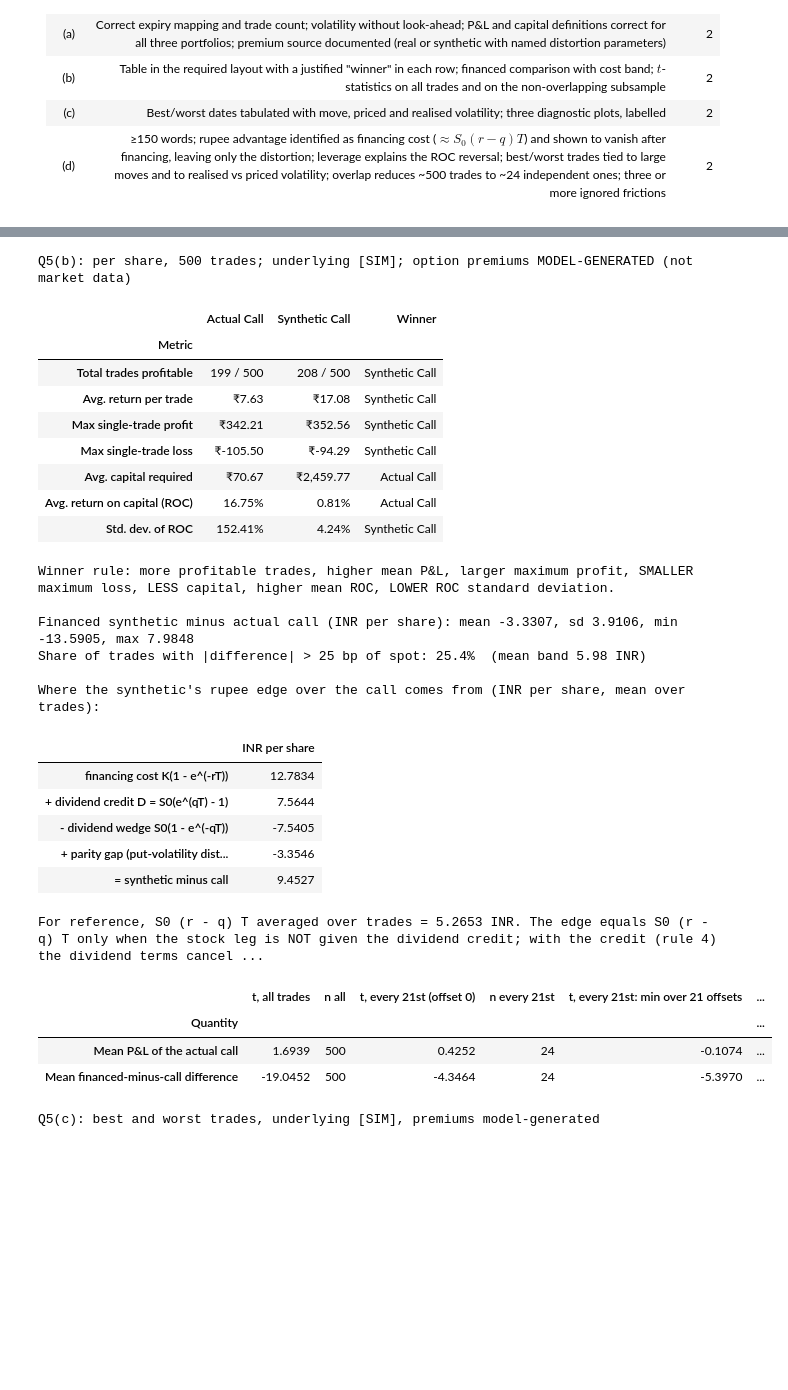
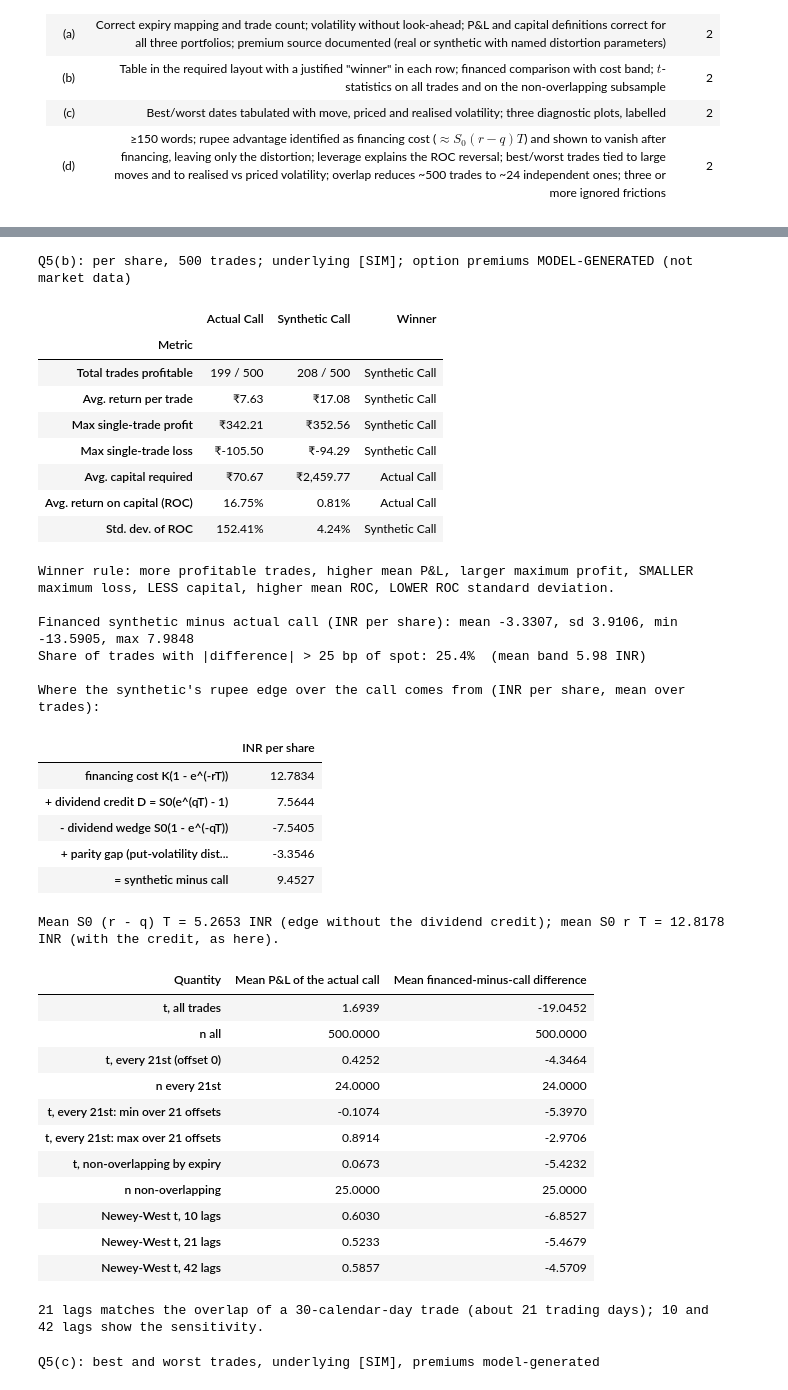
Before and after one commit to Tarush-035/DRM_Sem1_26_27, a Jupyter notebook: sandbox_run/Lab04_SIM_sandbox_run_NOT_FOR_SUBMISSION.ipynb, the cells around one changed output, grey strips where cells are left out. Saved outputs shown, nothing was run; the diff lists cells and outputs as text; code cells hidden in the pictures; blank space fills up the shorter version.

```diff
--- a/sandbox_run/Lab04_SIM_sandbox_run_NOT_FOR_SUBMISSION.ipynb
+++ b/sandbox_run/Lab04_SIM_sandbox_run_NOT_FOR_SUBMISSION.ipynb
@@ -591,8 +621,10 @@ from scipy.stats import norm
 def _prep(S, K, T, r, sigma, q):
     """Cast inputs to float arrays."""
     S, K, T, r, sigma, q = (np.asarray(x, dtype=float) for x in (S, K, T, r, sigma, q))
-    if np.any(sigma <= 0):
-        raise ValueError("sigma must be strictly positive")
+    if not all(np.all(np.isfinite(x)) for x in (S, K, T, r, sigma, q)):
+        raise ValueError("inputs must be finite")
+    if np.any(S <= 0) or np.any(K <= 0) or np.any(sigma <= 0) or np.any(T < 0):
+        raise ValueError("need S > 0, K > 0, sigma > 0 and T >= 0")
     return S, K, T, r, sigma, q
 
 def _d1d2(S, K, T, r, sigma, q):
@@ -619,6 +651,8 @@ def bsm_price(S, K, T, r, sigma, q=0.0, kind="call"):
 def bsm_greeks(S, K, T, r, sigma, q=0.0, kind="call"):
     """Return a dict: delta, gamma, vega (per 1.00 of volatility), theta (per year). Vectorised, T > 0."""
     S, K, T, r, sigma, q = _prep(S, K, T, r, sigma, q)
+    if np.any(T <= 0):
+        raise ValueError("Greeks need T > 0")
     d1, d2 = _d1d2(S, K, T, r, sigma, q)
     pdf1, eq, er = norm.pdf(d1), np.exp(-q * T), np.exp(-r * T)
     gamma = eq * pdf1 / (S * sigma * np.sqrt(T))
@@ -1234,12 +1178,16 @@ NOTE: S_OBS differs from the last close in the data by more than 5%: check that
 # %%
 # ---- YOUR CODE HERE ----  Q4 (c): track the actual call and the synthetic over the last 3 months
 def cycle_bounds(idx, n_cycles=3, days=30):
+    """Cycles ending on the last date; each entry is the first trading day on or after (next boundary - 30 days)."""
     b = [len(idx) - 1]
     for _ in range(n_cycles):
-        b.append(int(idx.searchsorted(idx[b[-1]] - pd.Timedelta(days=days), side="right") - 1))
+        b.append(int(idx.searchsorted(idx[b[-1]] - pd.Timedelta(days=days), side="left")))
     return b[::-1]
 
 bounds = cycle_bounds(stock.index)
+_len = [(stock.index[bounds[k + 1]] - stock.index[bounds[k]]).days for k in range(3)]
+assert max(_len) <= 30, _len
+print(f"Cycle lengths (calendar days): {_len}; every expiry is on or before entry + 30 days, the last one on {stock.index[-1].date()}")
 daily, cyc_rows, cum_prev = [], [], np.zeros(3)
 for k in range(3):
     e, x = bounds[k], bounds[k + 1]
@@ -1649,59 +1471,79 @@ decomp["= synthetic minus call"] = decomp.sum()
 assert abs(decomp["= synthetic minus call"] - (B - A).mean()) < 1e-8
 print("\nWhere the synthetic's rupee edge over the call comes from (INR per share, mean over trades):")
 display(decomp.to_frame("INR per share"))
-print(f"For reference, S0 (r - q) T averaged over trades = {(trades['S0'] * (trades['r'] - Q_DIV) * trades['T']).mean():.4f} INR. "
-      "The edge equals S0 (r - q) T only when the stock leg is NOT given the dividend credit; with the credit (rule 4) the dividend terms cancel "
-      f"and the edge is about S0 r T = {(trades['S0'] * trades['r'] * trades['T']).mean():.4f} INR plus the parity gap.")
+print(f"Mean S0 (r - q) T = {(trades['S0'] * (trades['r'] - Q_DIV) * trades['T']).mean():.4f} INR (edge without the dividend credit); "
+      f"mean S0 r T = {(trades['S0'] * trades['r'] * trades['T']).mean():.4f} INR (with the credit, as here).")
 
 def tstat(x):
     x = np.asarray(x, dtype=float)
     return float(x.mean() / (x.std(ddof=1) / np.sqrt(len(x))))
 
 def nw_tstat(x, lags=21):
-    """Newey-West t-statistic of the mean (Bartlett weights), the proper fix for 30-day overlapping trades."""
+    """Newey-West t-statistic of the mean (Bartlett weights)."""
     x = np.asarray(x, dtype=float); n = len(x); e = x - x.mean()
     lrv = e @ e / n
     for L in range(1, lags + 1):
         lrv += 2 * (1 - L / (lags + 1)) * (e[L:] @ e[:-L]) / n
     return float(x.mean() / np.sqrt(lrv / n))
 
+def chain_nonoverlap(tr):
+    """Next trade opens on or after the previous trade's expiry: holding periods never overlap."""
+    keep, last_exp = [], None
+    for d, e in zip(tr.index, tr["expiry"]):
+        if last_exp is None or d >= last_exp:
+            keep.append(d); last_exp = e
+    return tr.loc[keep]
+
+NONOV = chain_nonoverlap(trades)
 tt = []
-for lab, x in (("Mean P&L of the actual call", A), ("Mean financed-minus-call difference", diff)):
+for lab, x, xn in (("Mean P&L of the actual call", A, NONOV["pnl_call"]),
+                   ("Mean financed-minus-call difference", diff, NONOV["pnl_fin"] - NONOV["pnl_call"])):
     offs = [tstat(x.to_numpy()[o::21]) for o in range(21)]
     tt.append({"Quantity": lab, "t, all trades": tstat(x), "n all": len(x),
                "t, every 21st (offset 0)": tstat(x.to_numpy()[::21]), "n every 21st": len(x.to_numpy()[::21]),
                "t, every 21st: min over 21 offsets": min(offs), "t, every 21st: max over 21 offsets": max(offs),
-               "Newey-West t (21 lags), all trades": nw_tstat(x)})
+               "t, non-overlapping by expiry": tstat(xn), "n non-overlapping": len(xn),
+               "Newey-West t, 10 lags": nw_tstat(x, 10), "Newey-West t, 21 lags": nw_tstat(x, 21), "Newey-West t, 42 lags": nw_tstat(x, 42)})
 Q5_TSTATS = pd.DataFrame(tt).set_index("Quantity")
-display(Q5_TSTATS)
+display(Q5_TSTATS.T)
+print("21 lags matches the overlap of a 30-calendar-day trade (about 21 trading days); 10 and 42 lags show the sensitivity.")
 # %% [output]
 Q5(b): per share, 500 trades; underlying [SIM]; option premiums MODEL-GENERATED (not market data)
 |  | Actual Call | Synthetic Call | Winner |
 | Metric |  |  |  |
 | Total trades profitable | 199 / 500 | 208 / 500 | Synthetic Call |
 | Avg. return per trade | ₹7.63 | ₹17.08 | Synthetic Call |
 | Max single-trade profit | ₹342.21 | ₹352.56 | Synthetic Call |
 | Max single-trade loss | ₹-105.50 | ₹-94.29 | Synthetic Call |
 | Avg. capital required | ₹70.67 | ₹2,459.77 | Actual Call |
 | Avg. return on capital (ROC) | 16.75% | 0.81% | Actual Call |
 | Std. dev. of ROC | 152.41% | 4.24% | Synthetic Call |
 Winner rule: more profitable trades, higher mean P&L, larger maximum profit, SMALLER maximum loss, LESS capital, higher mean ROC, LOWER ROC standard deviation.
 
 Financed synthetic minus actual call (INR per share): mean -3.3307, sd 3.9106, min -13.5905, max 7.9848
 Share of trades with |difference| > 25 bp of spot: 25.4%  (mean band 5.98 INR)
 
 Where the synthetic's rupee edge over the call comes from (INR per share, mean over trades):
 |  | INR per share |
 | financing cost K(1 - e^(-rT)) | 12.7834 |
 | + dividend credit D = S0(e^(qT) - 1) | 7.5644 |
 | - dividend wedge S0(1 - e^(-qT)) | -7.5405 |
 | + parity gap (put-volatility dist... | -3.3546 |
 | = synthetic minus call | 9.4527 |
-For reference, S0 (r - q) T averaged over trades = 5.2653 INR. The edge equals S0 (r - q) T only when the stock leg is NOT given the dividend credit; with the credit (rule 4) the dividend terms cancel ...
+Mean S0 (r - q) T = 5.2653 INR (edge without the dividend credit); mean S0 r T = 12.8178 INR (with the credit, as here).
-|  | t, all trades | n all | t, every 21st (offset 0) | n every 21st | t, every 21st: min over 21 offsets | ... |
-| Quantity |  |  |  |  |  | ... |
-| Mean P&L of the actual call | 1.6939 | 500 | 0.4252 | 24 | -0.1074 | ... |
-| Mean financed-minus-call difference | -19.0452 | 500 | -4.3464 | 24 | -5.3970 | ... |
+| Quantity | Mean P&L of the actual call | Mean financed-minus-call difference |
+| t, all trades | 1.6939 | -19.0452 |
+| n all | 500.0000 | 500.0000 |
+| t, every 21st (offset 0) | 0.4252 | -4.3464 |
+| n every 21st | 24.0000 | 24.0000 |
+| t, every 21st: min over 21 offsets | -0.1074 | -5.3970 |
+| t, every 21st: max over 21 offsets | 0.8914 | -2.9706 |
+| t, non-overlapping by expiry | 0.0673 | -5.4232 |
+| n non-overlapping | 25.0000 | 25.0000 |
+| Newey-West t, 10 lags | 0.6030 | -6.8527 |
+| Newey-West t, 21 lags | 0.5233 | -5.4679 |
+| Newey-West t, 42 lags | 0.5857 | -4.5709 |
+21 lags matches the overlap of a 30-calendar-day trade (about 21 trading days); 10 and 42 lags show the sensitivity.
 # %%
 # ---- YOUR CODE HERE ----  Q5 (c): best / worst trades and the three diagnostic plots
 cases = []
```
Also changed, not shown: parts of 36 cells of this notebook, 1 other file.
